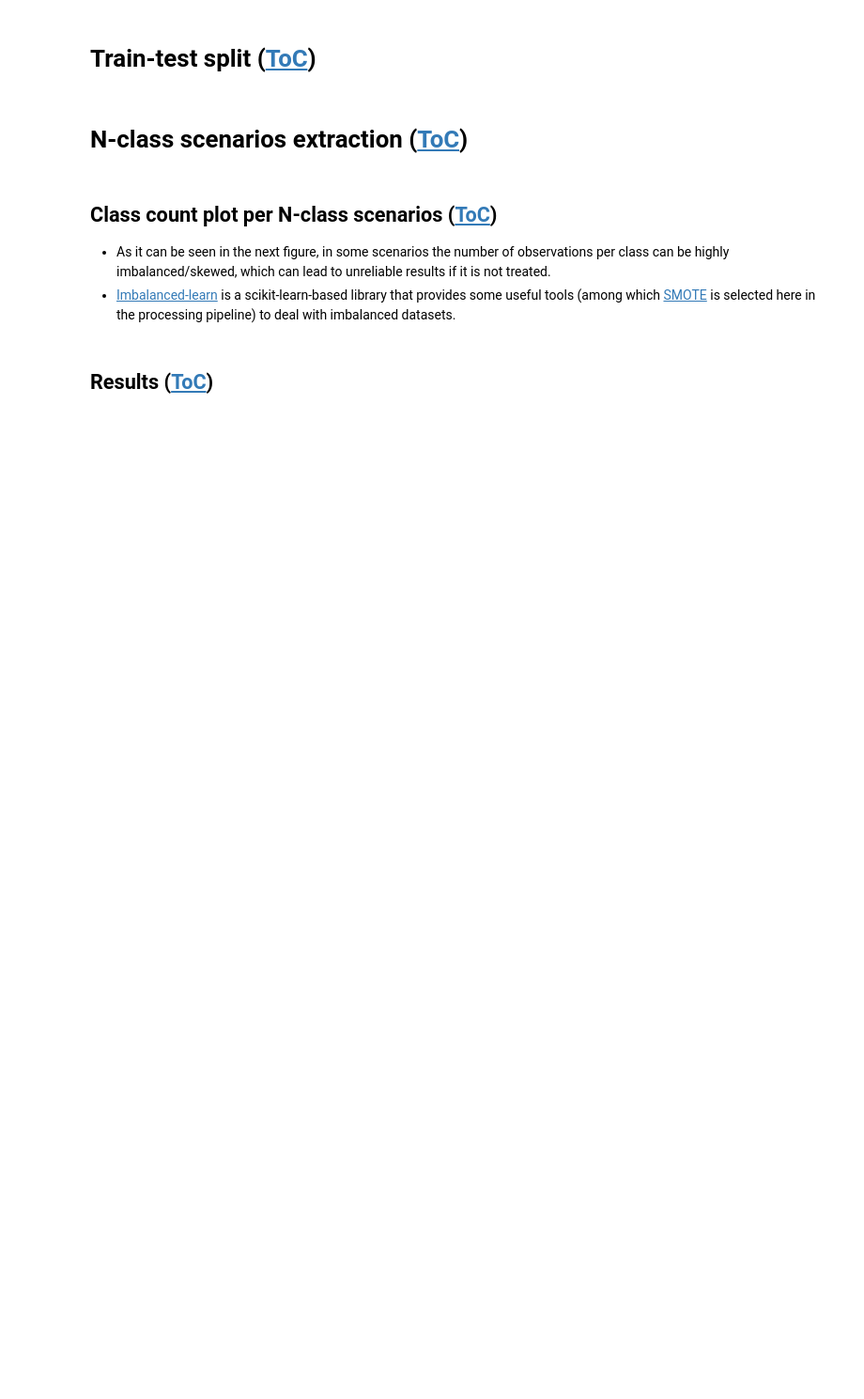
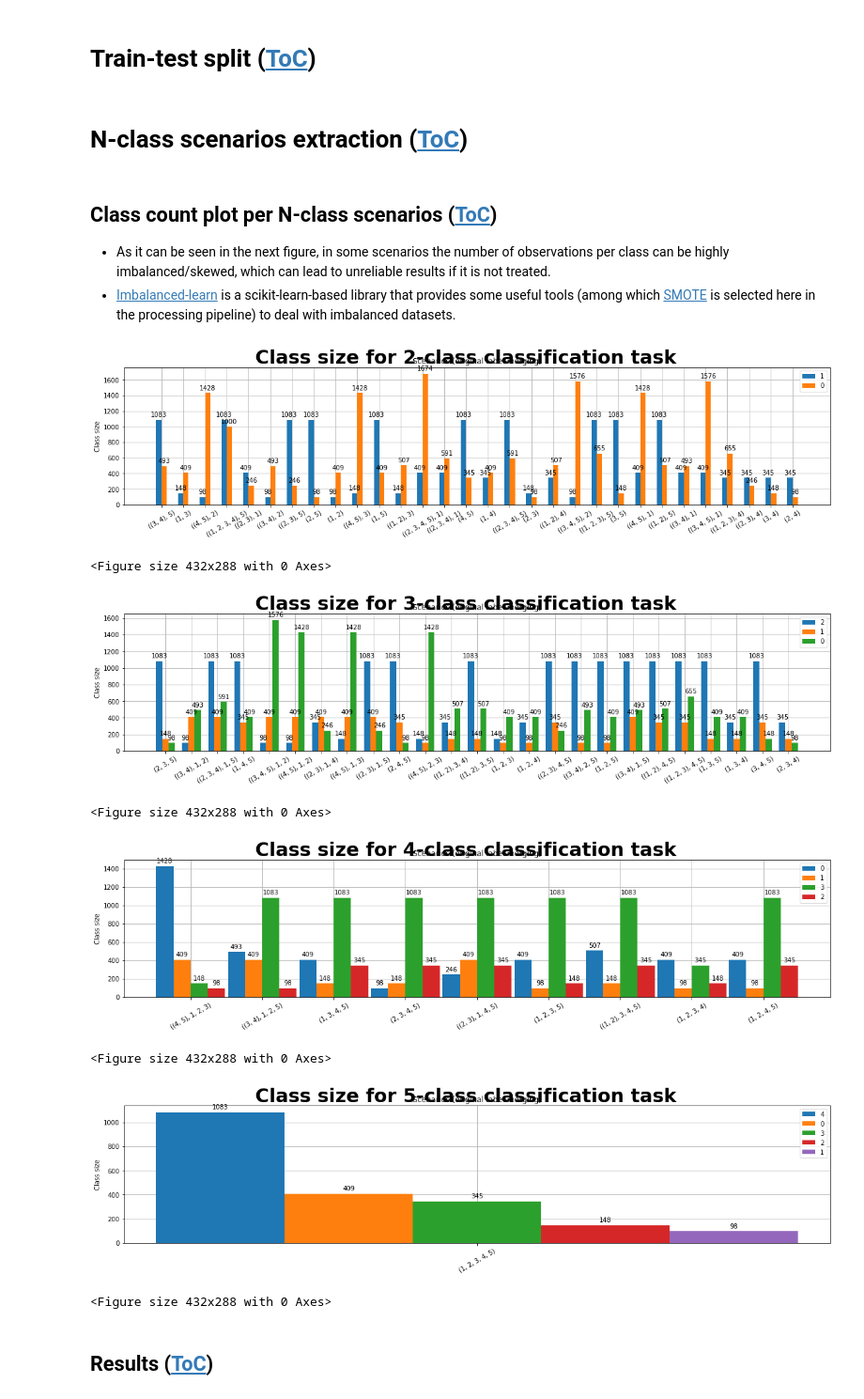
Before and after one commit to fardinafdideh/Text-analytics, a Jupyter notebook: sentiment-analysis-of-products-review-on-amazon.ipynb, the cells around one changed output. Shown at 94% size. Saved outputs shown, nothing was run; the diff lists cells and outputs as text; code cells hidden in the pictures; blank space fills up the shorter version.

```diff
--- a/sentiment-analysis-of-products-review-on-amazon.ipynb
+++ b/sentiment-analysis-of-products-review-on-amazon.ipynb
@@ -429,4 +464,17 @@ def scenario_counter(classNb):
 ## Class count plot per N-class scenarios ([ToC](#TOC))<a class="anchor" id="ClassCountPlot"></a>
 * As it can be seen in the next figure, in some scenarios the number of observations per class can be highly imbalanced/skewed, which can lead to unreliable results if it is not treated.
 * [Imbalanced-learn](https://imbalanced-learn.org/stable/) is a scikit-learn-based library that provides some useful tools (among which [SMOTE](https://www.jair.org/index.php/jair/article/view/10302) is selected here in the processing pipeline) to deal with imbalanced datasets.
+# %%
+for classNbIdx in classNb.keys():
+#     classSizeTot_plotter(classNb, classNbIdx, dataCleaned, ratingColName, colors_classes)
+    classSizeTot_plotter(classNb[classNbIdx], classNbIdx, y, colors_classes)
+# %% [output]
+[figure, added]
+<Figure size 432x288 with 0 Axes>
+[figure, added]
+<Figure size 432x288 with 0 Axes>
+[figure, added]
+<Figure size 432x288 with 0 Axes>
+[figure, added]
+<Figure size 432x288 with 0 Axes>
 # %%
```
Also changed, not shown: parts of 8 cells of this notebook.
